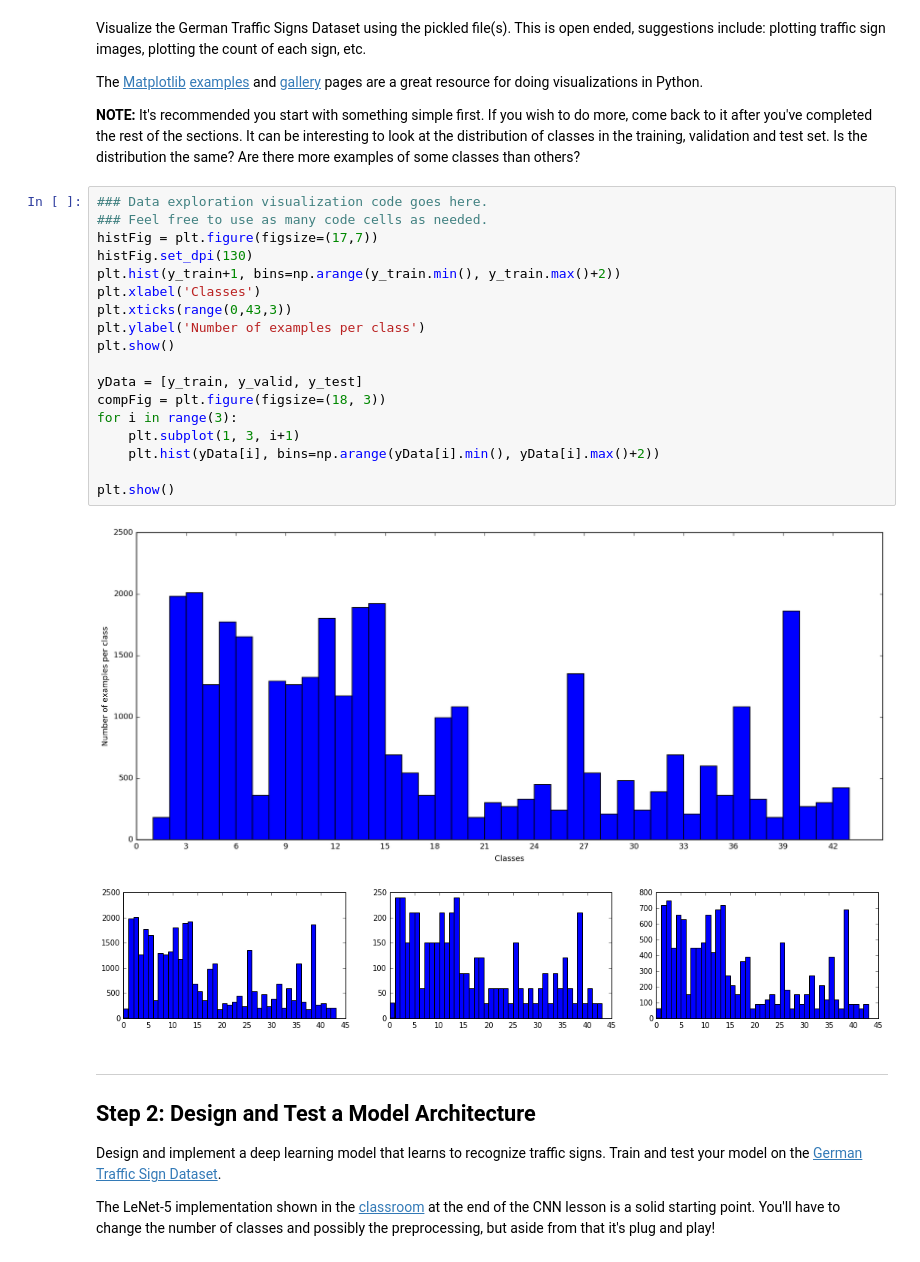
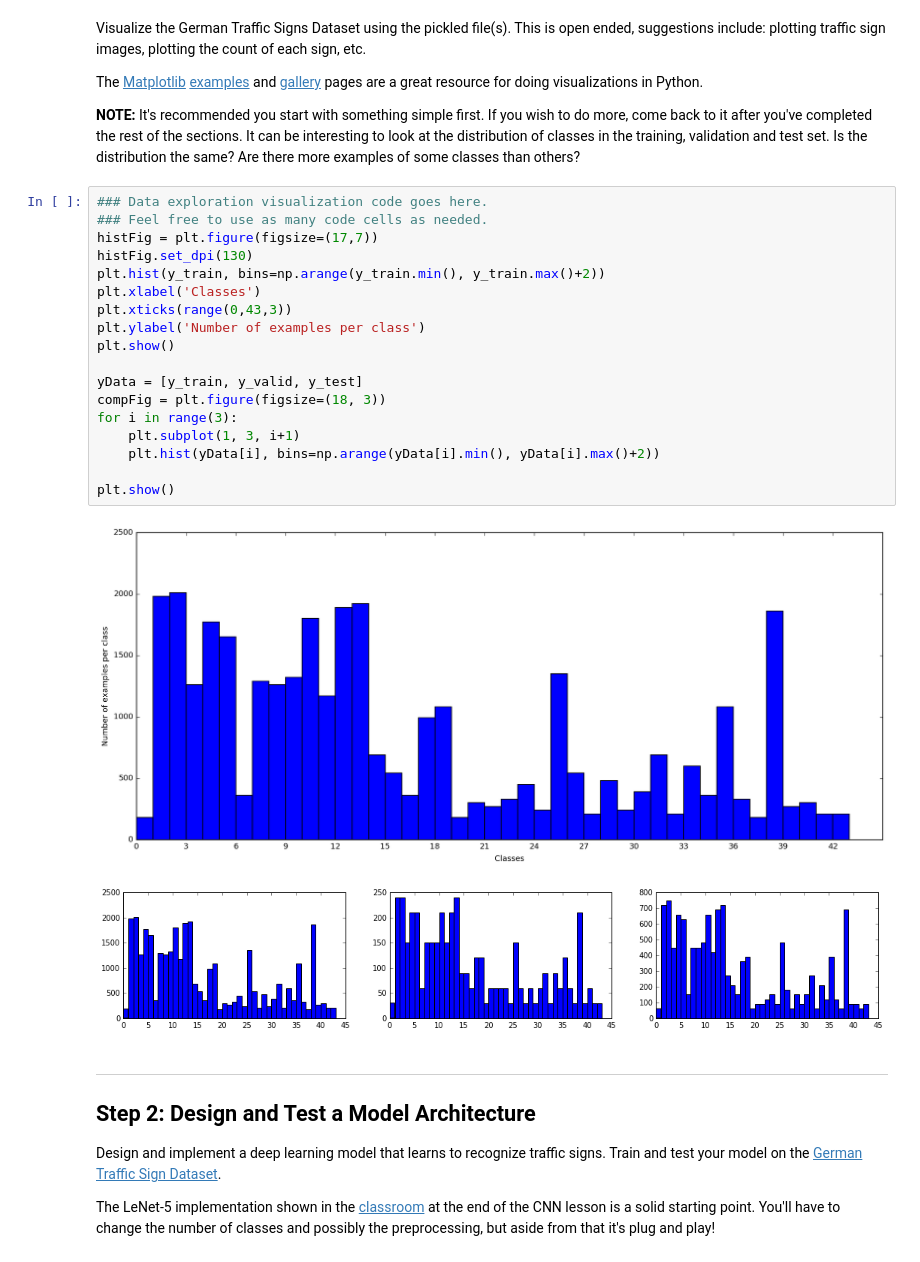
Before and after one commit to precyon/Traffic-Sign-Classifier, a Jupyter notebook: Traffic_Sign_Classifier.ipynb, the cells around one changed output. Saved outputs shown, nothing was run; the diff lists cells and outputs as text.

```diff
--- a/Traffic_Sign_Classifier.ipynb
+++ b/Traffic_Sign_Classifier.ipynb
@@ -95,23 +101,23 @@ The [Matplotlib](http://matplotlib.org/) [examples](http://matplotlib.org/exampl
 # %%
 ### Data exploration visualization code goes here.
 ### Feel free to use as many code cells as needed.
 histFig = plt.figure(figsize=(17,7))
 histFig.set_dpi(130)
-plt.hist(y_train+1, bins=np.arange(y_train.min(), y_train.max()+2))
+plt.hist(y_train, bins=np.arange(y_train.min(), y_train.max()+2))
 plt.xlabel('Classes')
 plt.xticks(range(0,43,3))
 plt.ylabel('Number of examples per class')
 plt.show()
 
 yData = [y_train, y_valid, y_test]
 compFig = plt.figure(figsize=(18, 3))
 for i in range(3):
     plt.subplot(1, 3, i+1)
     plt.hist(yData[i], bins=np.arange(yData[i].min(), yData[i].max()+2))
 
 plt.show()
 # %% [output]
-[figure, old version]
+[figure, new version]
 [figure]
 # %% [markdown]
 ----
```
Also changed, not shown: parts of 6 cells of this notebook.
